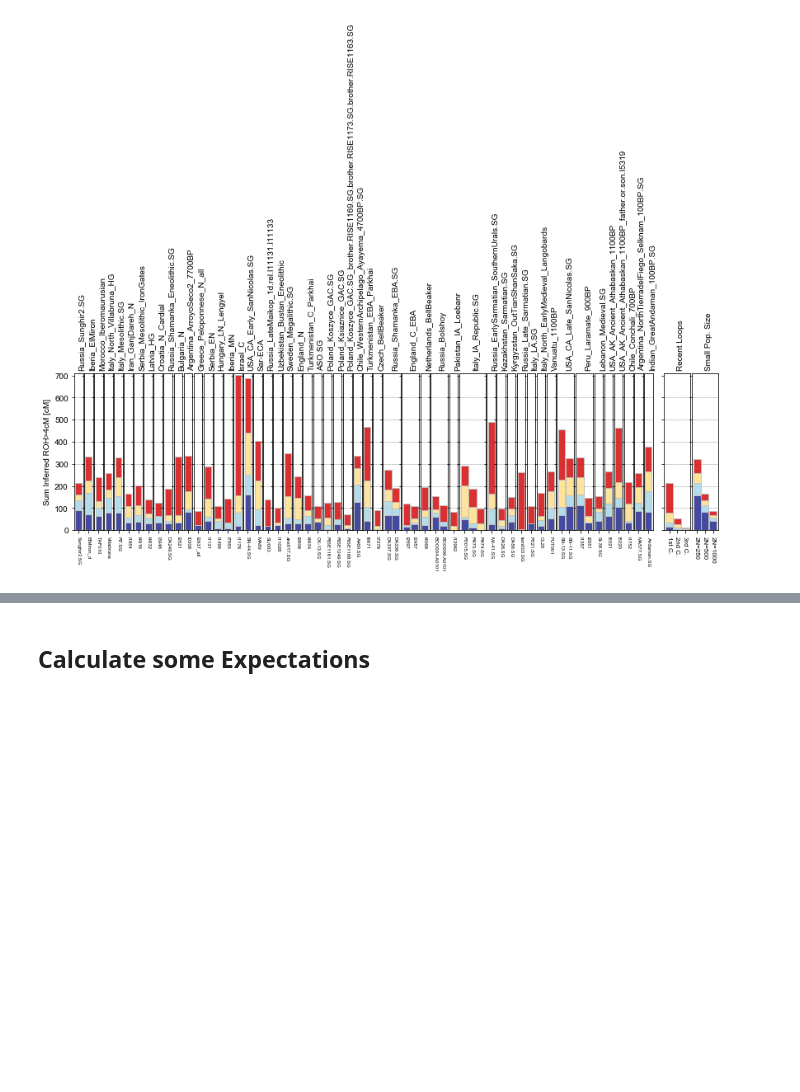
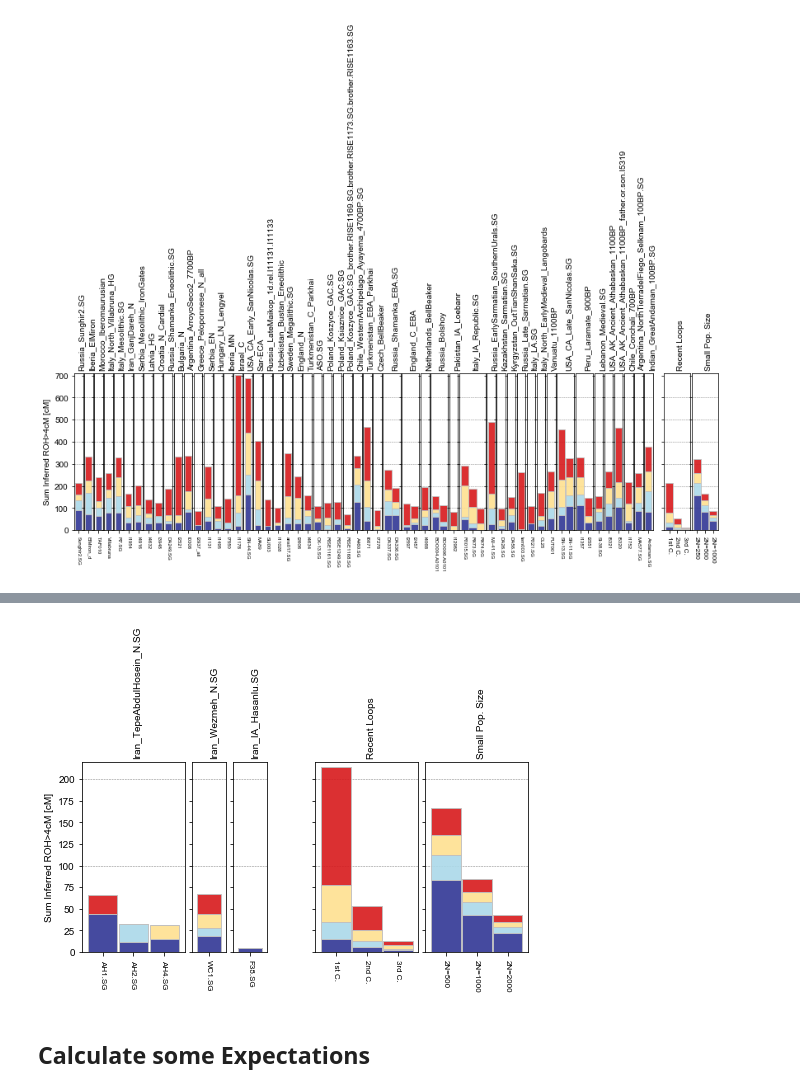
Before and after one commit to hringbauer/hapROH, a Jupyter notebook: Notebooks/Figures/plot_bar_ROH.ipynb, the cells around one changed output, grey strips where cells are left out. Drawn from its saved outputs; the diff is of its cells as text; code cells hidden in the pictures; blank space fills up the shorter version.

```diff
--- a/Notebooks/Figures/plot_bar_ROH.ipynb
+++ b/Notebooks/Figures/plot_bar_ROH.ipynb
@@ -660,3 +641,16 @@ df1.sort_values(by="age")
+# %%
+df1 = pd.read_csv("./Empirical/roh_all_inds_final_v42.csv", sep='\t')
+df1 = df1[df1["study"].str.contains("BroushakiScience2016")]
+plot_dfs, cols = prepare_dfs_plot(df1, cms=[4, 8, 12, 20])
+# %%
+plot_panel_row(plot_dfs, figsize=(8, 3.5),
+               ylim=[0,220], fs_x=8, wspace=0.1,
+               ha_title="left", r_title=90,
+               title_col="pop", hlines=[100,200,300,400,500,600],
+               x_labels=[], leg_pos=0, degrees=[1,2,3], Ns=[500, 1000, 2000],
+               savepath="")
+# %% [output]
+[figure, added]
 # %% [markdown]
 ## Calculate some Expectations
 # %%
```
Also changed, not shown: parts of 10 cells of this notebook, 6 other files.
